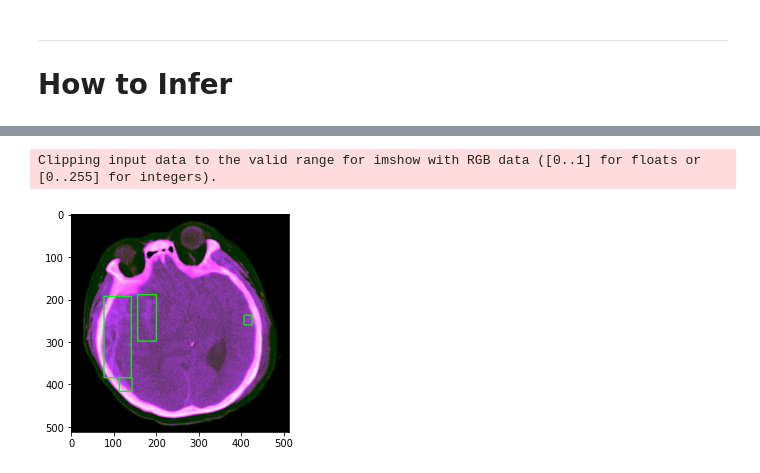
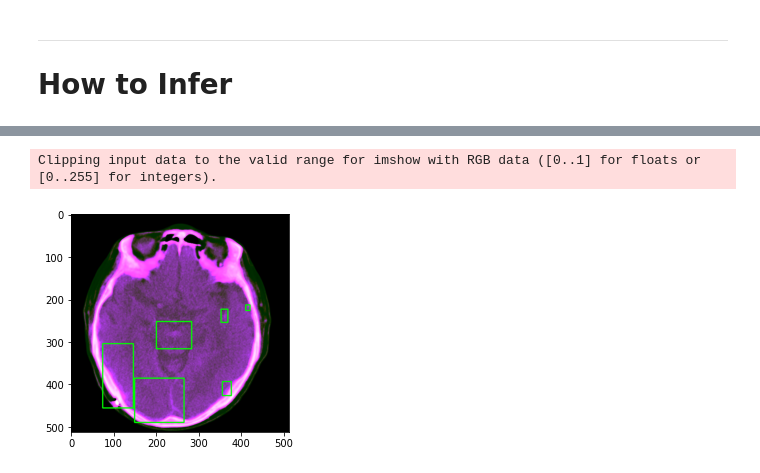
Before and after one commit to cuchoco/pytorch_efficientdet, a Jupyter notebook: train&infer과정.ipynb, the cells around one changed output, grey strips where cells are left out. Cells and saved outputs as stored; diff of their text form; code cells hidden in the pictures.

```diff
--- a/train&infer과정.ipynb
+++ b/train&infer과정.ipynb
@@ -362,15 +141,15 @@ _, regression, classification, anchors = out1
 # %%
 # ground truth
 
-img = validation_ds[3]['img']
+img = validation_ds[0]['img']
 img = np.array(img)
 
-for annot in validation_ds[3]['annot']:
+for annot in validation_ds[0]['annot']:
     x_min, y_min, x_max, y_max, _ = np.array(annot, dtype=int)
     cv2.rectangle(img, (x_min, y_min), (x_max, y_max), (0,255,0), 2)
 
 plt.imshow(img)
 plt.show()
 # %% [output]
 Clipping input data to the valid range for imshow with RGB data ([0..1] for floats or [0..255] for integers).
-[figure, old version]
+[figure, new version]
```
Also changed, not shown: parts of 20 cells of this notebook, 28 other files.
